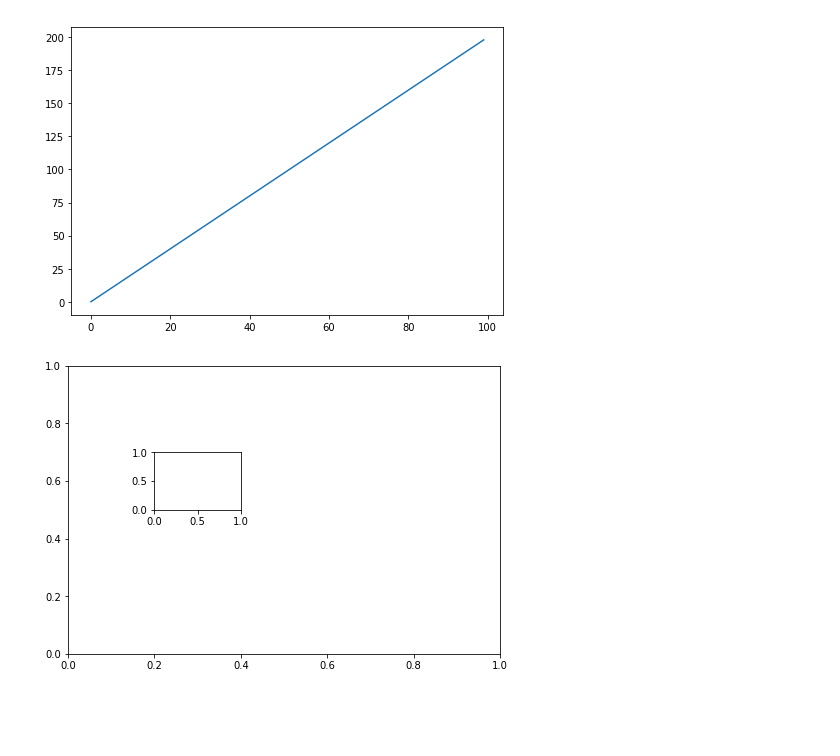
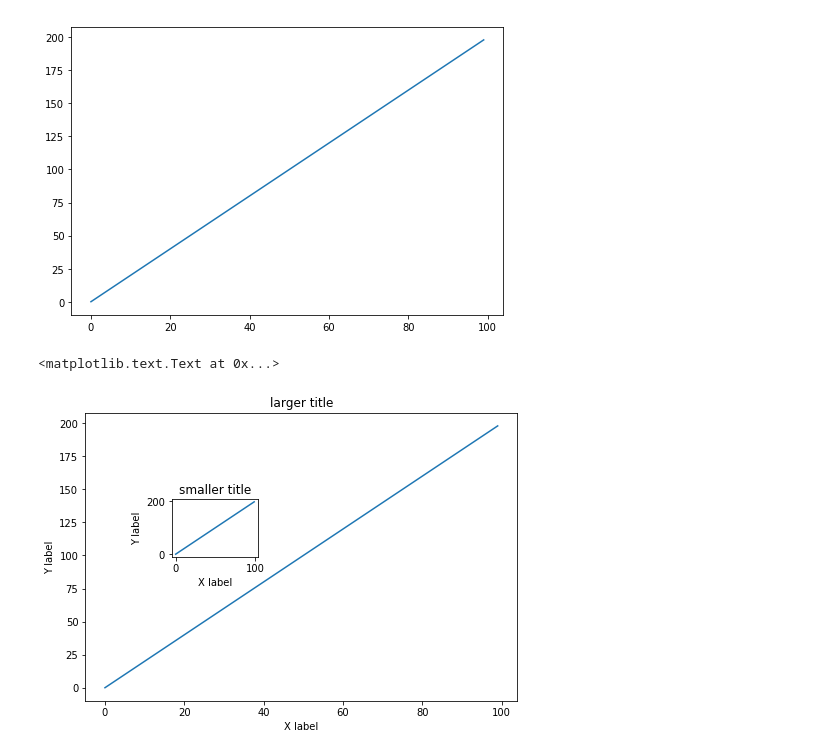
Before and after one commit to tedyeung/Python-, a Jupyter notebook: Pandas/matplotlib_practice.ipynb, the cells around one changed output. Saved outputs shown, nothing was run; the diff lists cells and outputs as text; code cells hidden in the pictures; blank space fills up the shorter version.

Commit message:
adding labels and titles

```diff
--- a/Pandas/matplotlib_practice.ipynb
+++ b/Pandas/matplotlib_practice.ipynb
@@ -38,9 +38,19 @@ axes.plot(x,y)
 # %%
 # Create a figure object and put two axes on it, ax1 and ax2.
 # Located at [0,0,1,1] and [0.2,0.5,.2,.2] respectively.
 
 fig = plt.figure()
 ax1 = fig.add_axes([0,0,1,1])
 ax2 = fig.add_axes([0.2,0.5,.2,.2])
+# Now plot (x,y) on both axes. And call your figure object to show it.
+ax1.plot(x,y)
+ax2.plot(x,y)
+ax1.set_xlabel('X label')
+ax1.set_ylabel('Y label')
+ax2.set_xlabel('X label')
+ax2.set_ylabel('Y label')
+ax2.set_title('smaller title')
+ax1.set_title('larger title')
 # %% [output]
+<matplotlib.text.Text at 0x...>
-[figure, old version]
+[figure, new version]
```
Also changed, not shown: parts of 3 cells of this notebook.
